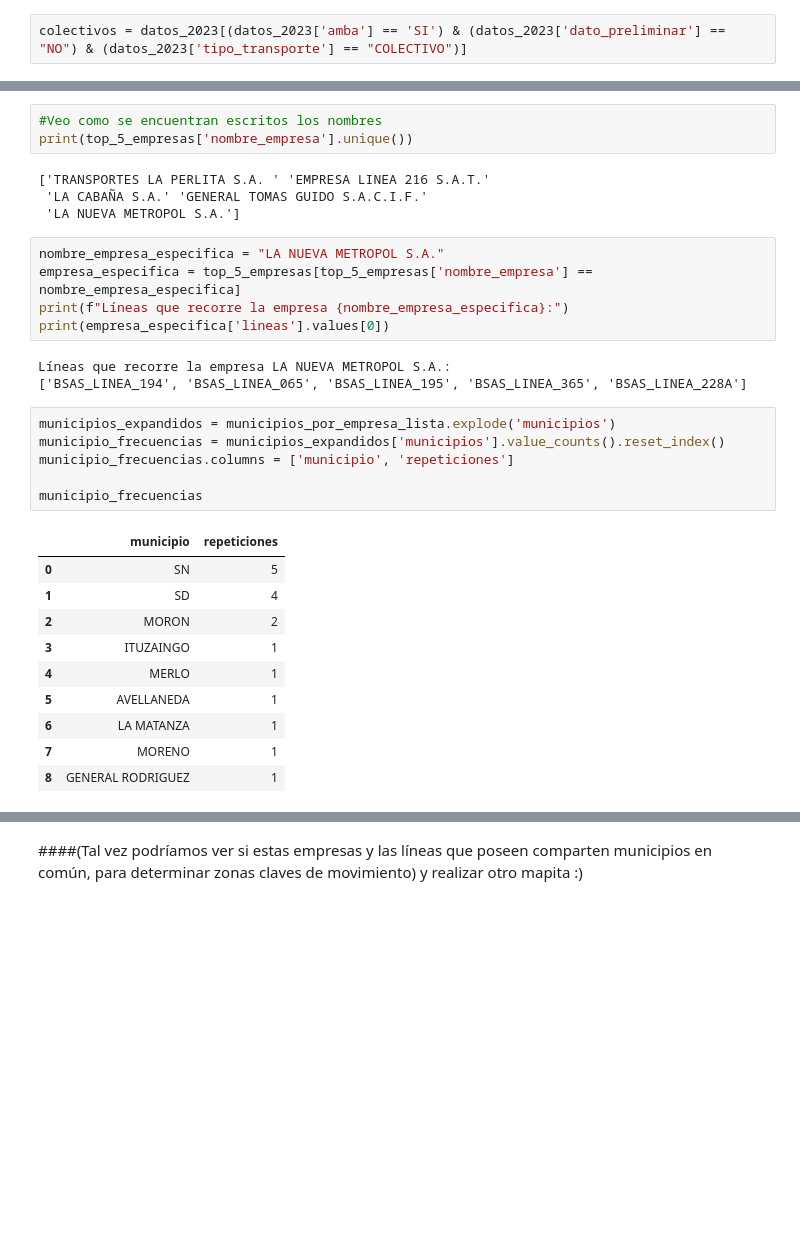
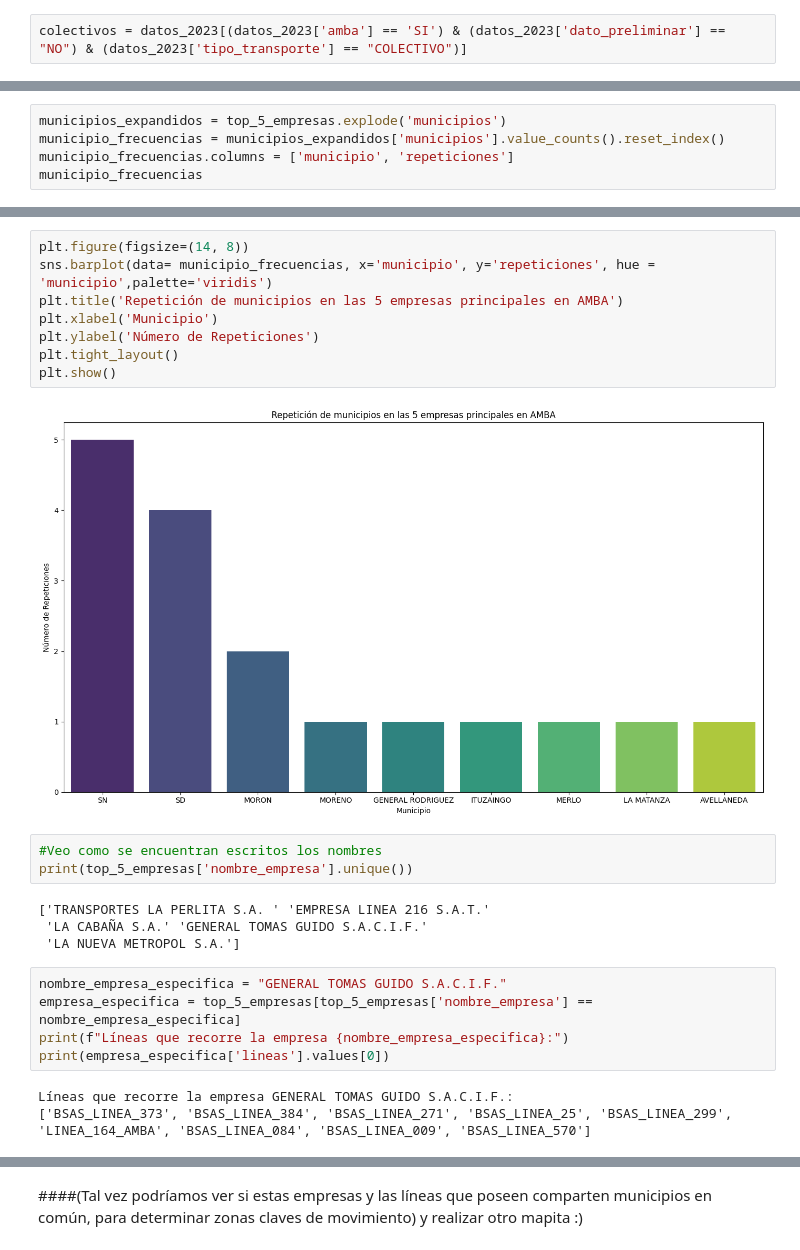
Before and after one commit to corrideluca/sube-2023, a Jupyter notebook: tp.ipynb, the cells around one changed output, grey strips where cells are left out. Saved outputs shown, nothing was run; the diff lists cells and outputs as text; blank space fills up the shorter version.

```diff
--- a/tp.ipynb
+++ b/tp.ipynb
@@ -335,0 +332,5 @@ top_5_empresas
+# %%
+municipios_expandidos = top_5_empresas.explode('municipios')
+municipio_frecuencias = municipios_expandidos['municipios'].value_counts().reset_index()
+municipio_frecuencias.columns = ['municipio', 'repeticiones']
+municipio_frecuencias
@@ -336,3 +348,13 @@ top_5_empresas
+# %%
+plt.figure(figsize=(14, 8))
+sns.barplot(data= municipio_frecuencias, x='municipio', y='repeticiones', hue = 'municipio',palette='viridis')
+plt.title('Repetición de municipios en las 5 empresas principales en AMBA')
+plt.xlabel('Municipio')
+plt.ylabel('Número de Repeticiones')
+plt.tight_layout()
+plt.show()
+# %% [output]
+[figure, added]
 # %%
 #Veo como se encuentran escritos los nombres
 print(top_5_empresas['nombre_empresa'].unique())
@@ -341,27 +363,10 @@ print(top_5_empresas['nombre_empresa'].unique())
  'LA CABAÑA S.A.' 'GENERAL TOMAS GUIDO S.A.C.I.F.'
  'LA NUEVA METROPOL S.A.']
 # %%
-nombre_empresa_especifica = "LA NUEVA METROPOL S.A."
+nombre_empresa_especifica = "GENERAL TOMAS GUIDO S.A.C.I.F."
 empresa_especifica = top_5_empresas[top_5_empresas['nombre_empresa'] == nombre_empresa_especifica]
 print(f"Líneas que recorre la empresa {nombre_empresa_especifica}:")
 print(empresa_especifica['lineas'].values[0])
 # %% [output]
-Líneas que recorre la empresa LA NUEVA METROPOL S.A.:
-['BSAS_LINEA_194', 'BSAS_LINEA_065', 'BSAS_LINEA_195', 'BSAS_LINEA_365', 'BSAS_LINEA_228A']
+Líneas que recorre la empresa GENERAL TOMAS GUIDO S.A.C.I.F.:
+['BSAS_LINEA_373', 'BSAS_LINEA_384', 'BSAS_LINEA_271', 'BSAS_LINEA_25', 'BSAS_LINEA_299', 'LINEA_164_AMBA', 'BSAS_LINEA_084', 'BSAS_LINEA_009', 'BSAS_LINEA_570']
-# %%
-municipios_expandidos = municipios_por_empresa_lista.explode('municipios')
-municipio_frecuencias = municipios_expandidos['municipios'].value_counts().reset_index()
-municipio_frecuencias.columns = ['municipio', 'repeticiones']
-
-municipio_frecuencias
-# %% [output]
-|  | municipio | repeticiones |
-| 0 | SN | 5 |
-| 1 | SD | 4 |
-| 2 | MORON | 2 |
-| 3 | ITUZAINGO | 1 |
-| 4 | MERLO | 1 |
-| 5 | AVELLANEDA | 1 |
-| 6 | LA MATANZA | 1 |
-| 7 | MORENO | 1 |
-| 8 | GENERAL RODRIGUEZ | 1 |
```
Also changed, not shown: parts of 4 cells of this notebook.
